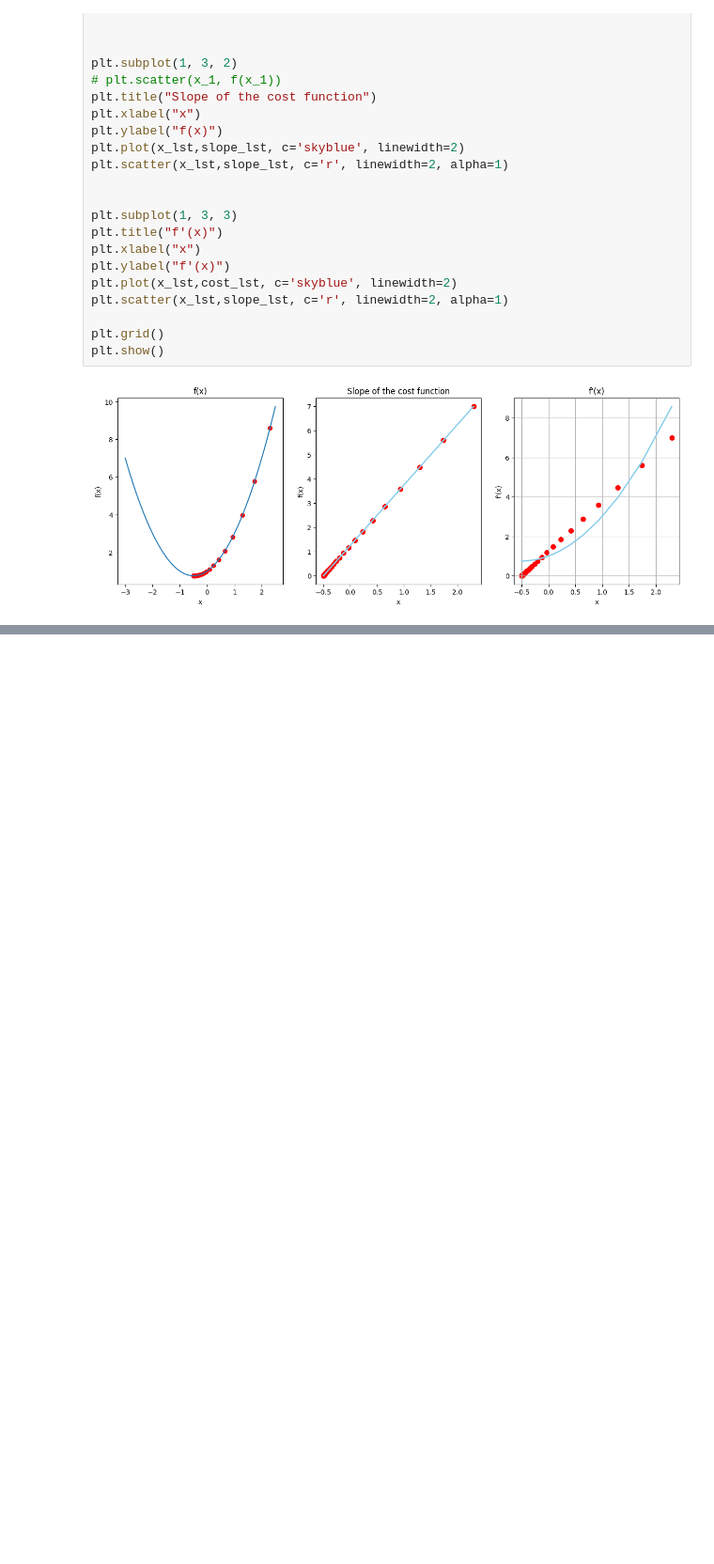
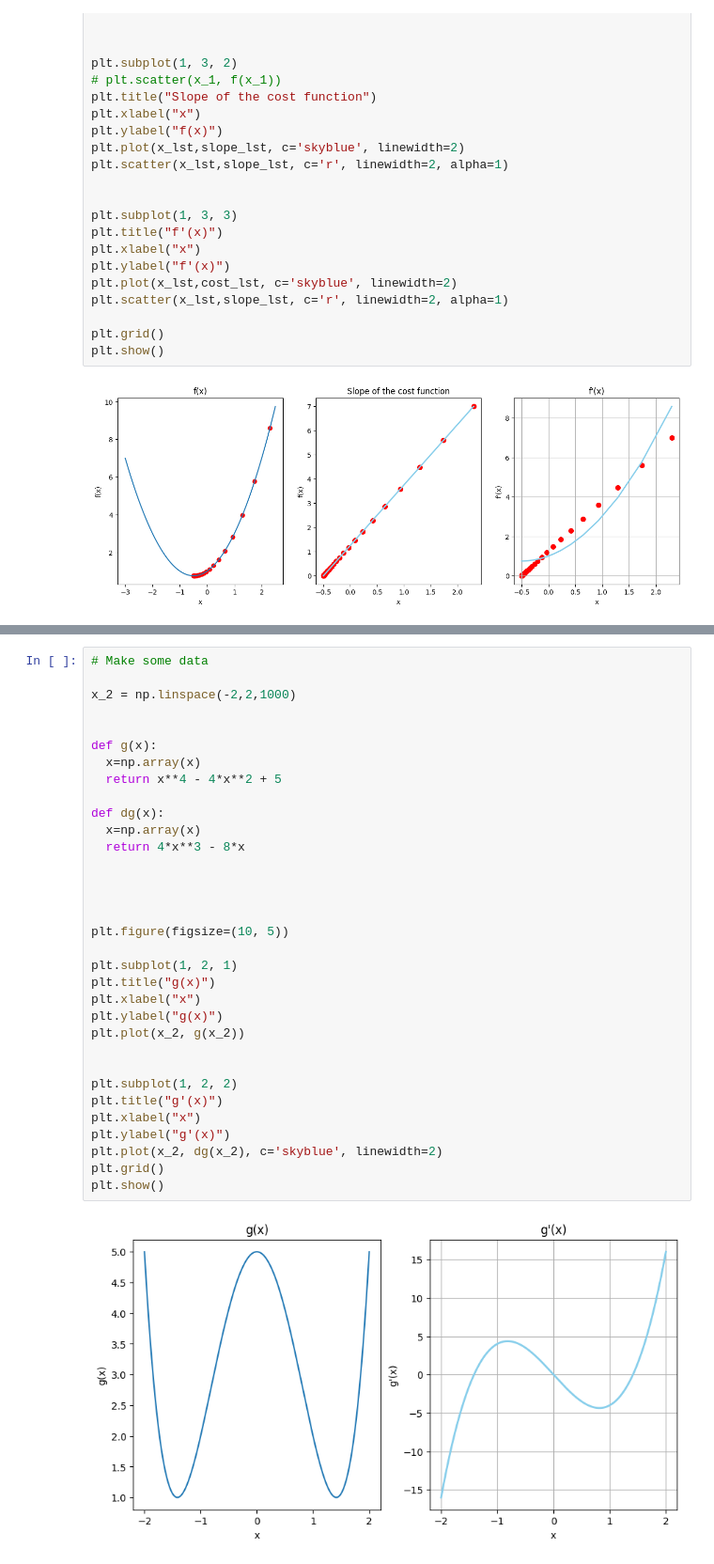
Before and after one commit to dprobity/machinelearning, a Jupyter notebook: gradient_descent.ipynb, the cells around one changed output, grey strips where cells are left out. Shown at 94% size. Drawn from its saved outputs; the diff is of its cells as text; blank space fills up the shorter version.

```diff
--- a/gradient_descent.ipynb
+++ b/gradient_descent.ipynb
@@ -192,0 +198,35 @@ plt.show()
+# %%
+# Make some data
+
+x_2 = np.linspace(-2,2,1000)
+
+
+def g(x):
+  x=np.array(x)
+  return x**4 - 4*x**2 + 5
+
+def dg(x):
+  x=np.array(x)
+  return 4*x**3 - 8*x
+
+
+
+
+plt.figure(figsize=(10, 5))
+
+plt.subplot(1, 2, 1)
+plt.title("g(x)")
+plt.xlabel("x")
+plt.ylabel("g(x)")
+plt.plot(x_2, g(x_2))
+
+
+plt.subplot(1, 2, 2)
+plt.title("g'(x)")
+plt.xlabel("x")
+plt.ylabel("g'(x)")
+plt.plot(x_2, dg(x_2), c='skyblue', linewidth=2)
+plt.grid()
+plt.show()
+# %% [output]
+[figure, added]
```
Also changed, not shown: parts of 5 cells of this notebook.
